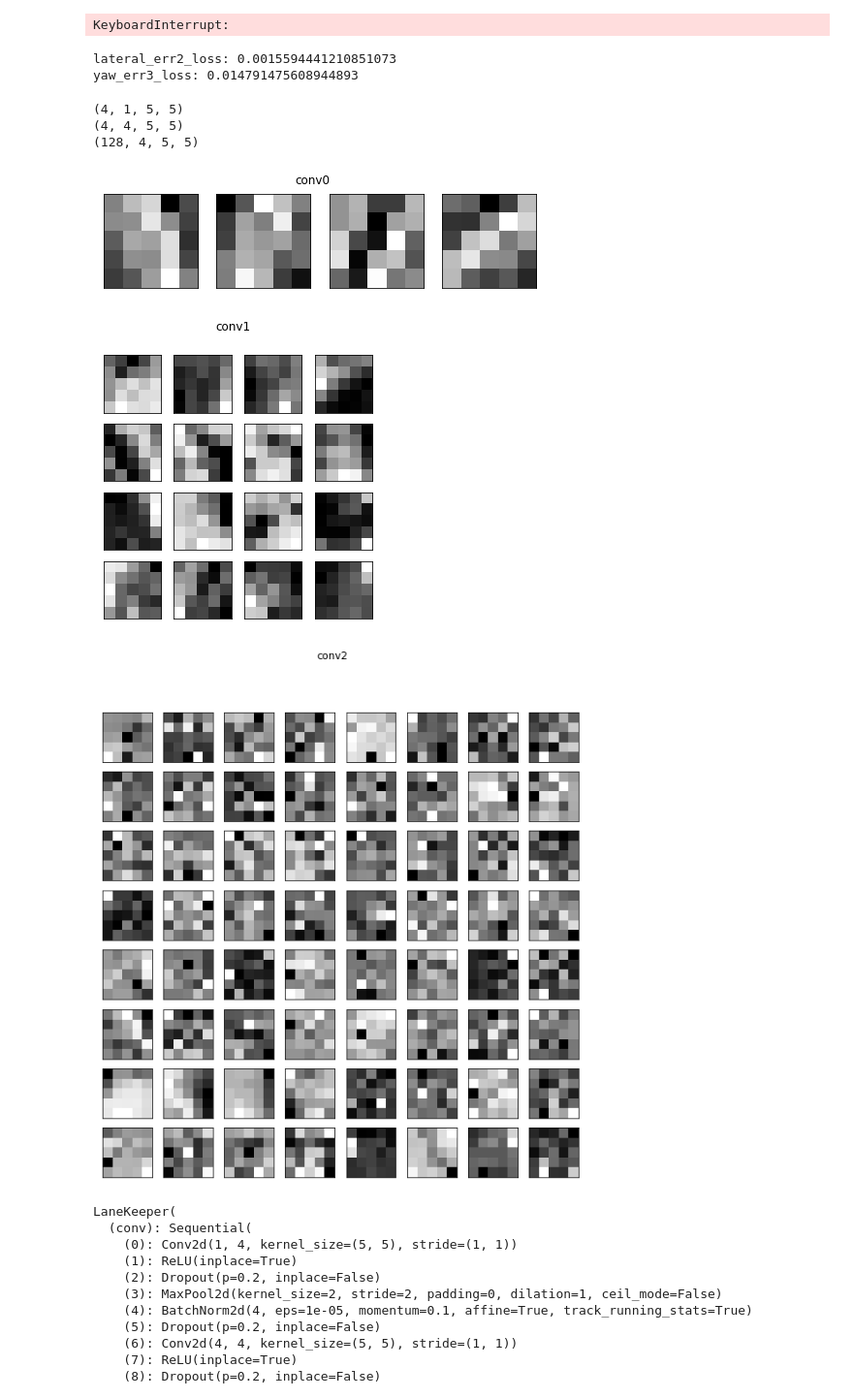
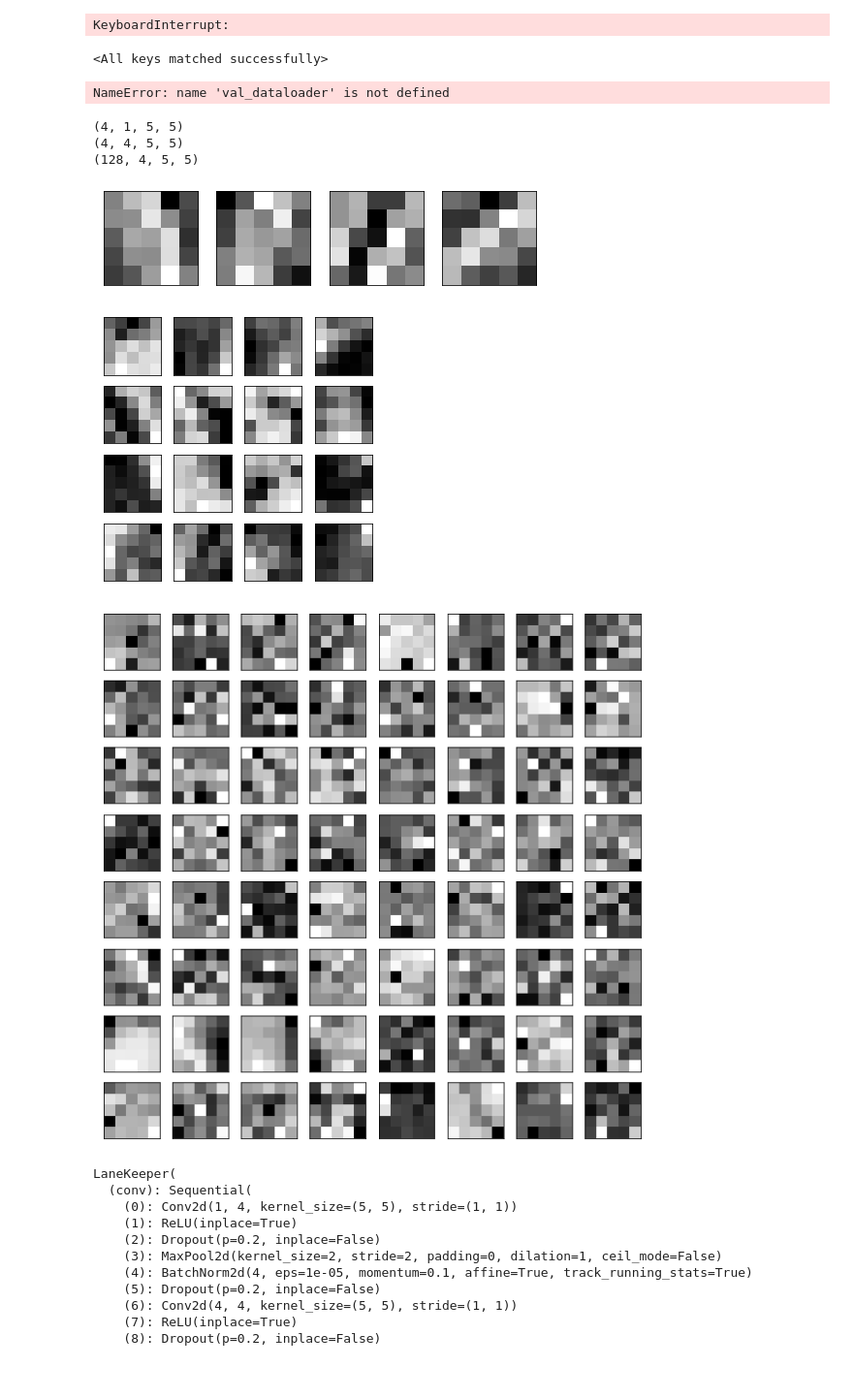
Before and after one commit to matgrand/bfmc_2022, a Jupyter notebook: Simulator/trainer7.ipynb, the cells around one changed output. Shown at 97% size. Cells and saved outputs as stored; diff of their text form; code cells hidden in the pictures; blank space fills up the shorter version.

```diff
--- a/Simulator/trainer7.ipynb
+++ b/Simulator/trainer7.ipynb
@@ -268,7 +269,7 @@ cv.namedWindow('img', cv.WINDOW_NORMAL)
 for i in range(5000):
     img = cv.imread(os.path.join('training_imgs', f'img_{i+1}.png'))
     img = load_and_augment_img(img)
-    cv.imshow('img', img)
+    cv.imshow('img', img)z
     key = cv.waitKey(100)
     if key == ord('q') or key == 27:
         break
@@ -538,16 +539,19 @@ Epoch  15/30,  loss = MSELoss()
 yaw_err_loss3: 0.0146,   Val: 0.0148
 lat_err_loss2: 0.0016,   Val: 0.0016
 KeyboardInterrupt:
+# %%
+# LOAD THE NETWORK
+lane_keeper.load_state_dict(torch.load(model_name))
+# %% [output]
+<All keys matched successfully>
 # %%
 # EVALUATE ON TEST SET (UNSEEN DATA)
-lane_keeper.load_state_dict(torch.load(model_name))
 err_loss2, err_loss3 = val_epoch(lane_keeper, val_dataloader, regr_loss_fn, device)
 
 print(f"lateral_err2_loss: {err_loss2}")
 print(f"yaw_err3_loss: {err_loss3}")
 # %% [output]
-lateral_err2_loss: 0.0015594441210851073
-yaw_err3_loss: 0.014791475608944893
+NameError: name 'val_dataloader' is not defined
 # %%
 # VISUALIZE CONVOLUTIONAL FILTERS
 conv_layers = []
@@ -561,40 +565,41 @@ for i in range(len(children)):
                 conv_layers.append(child)
 
 c0 = conv_layers[0].weight.data.cpu().numpy()
 c1 = conv_layers[1].weight.data.cpu().numpy()
 c2 = conv_layers[2].weight.data.cpu().numpy()
 
 def plot_nchw_data(data, h_num, v_num, title, size=(10, 10)):
     fig, axs = plt.subplots(h_num, v_num, figsize=size)
     shape = data.shape
     data = data.reshape(shape[0]*shape[1], shape[2], shape[3])
     for idx, ax in enumerate(axs.flatten()):
         ax.set_xticks([])
         ax.set_yticks([])
         if idx < len(data):
             ax.imshow(data[idx,:,:], cmap='gray')
-    plt.suptitle(title)
+    if title is not None:
+        plt.suptitle(title)
     #plt.tight_layout(rect=[0, 0, 1, 0.97], h_pad=0, w_pad=0)
     plt.show()
     return fig
 
 # fig0 = plot_nchw_data(c0, 4, 4, 'conv0')
 print(c0.shape)
 print(c1.shape)
 print(c2.shape)
 
-fig0 = plot_nchw_data(c0, 1, 4, 'conv0', size=(8,2))
+fig0 = plot_nchw_data(c0, 1, 4, None, size=(8,2))
 
-fig1 = plot_nchw_data(c1, 4, 4, 'conv1', size=(5,5))
+fig1 = plot_nchw_data(c1, 4, 4, None, size=(5,5))
 
-fig2 = plot_nchw_data(c2, 8, 8, 'conv2', size=(10,10))
+fig2 = plot_nchw_data(c2, 8, 8, None, size=(10,10))
 # %% [output]
 (4, 1, 5, 5)
 (4, 4, 5, 5)
 (128, 4, 5, 5)
-[figure, old version]
+[figure, new version]
-[figure, old version]
+[figure, new version]
-[figure, old version]
+[figure, new version]
 # %%
 # CONVERT TO ONNX MODEL FOR OPENCV
 lane_keeper.load_state_dict(torch.load(model_name))
```
Also changed, not shown: parts of 1 cell of this notebook, 16 other files.
